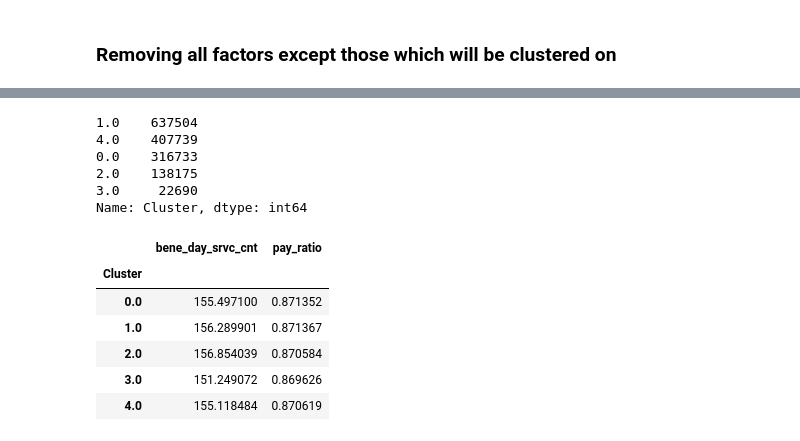
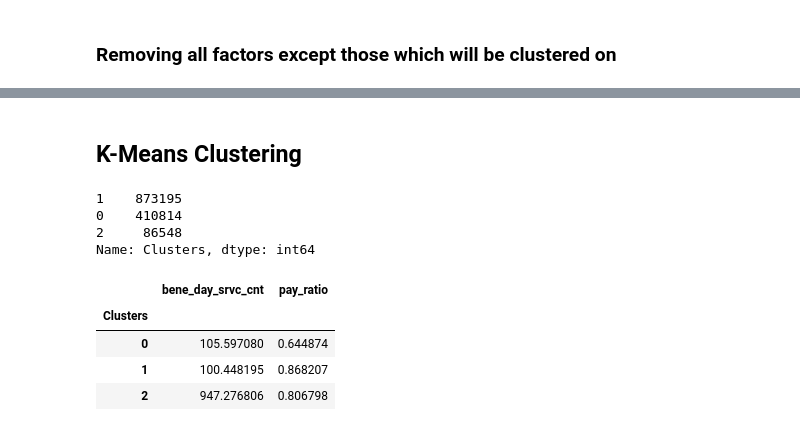
Before and after one commit to cmarshall1999/308Project1, a Jupyter notebook: Project1-EDA.ipynb, the cells around one changed output, grey strips where cells are left out. Cells and saved outputs as stored; diff of their text form; code cells hidden in the pictures.

```diff
--- a/Project1-EDA.ipynb
+++ b/Project1-EDA.ipynb
@@ -430,0 +445,3 @@ df_clust.head()
+# %%
+train = train[['bene_day_srvc_cnt', 'pay_ratio']]
+train.head()
@@ -442,5 +466,5 @@ df_clust.describe()
 | max | 6.057000e+03 | 1.000000e+00 |
 # %%
-scaler = preprocessing.StandardScaler().fit(df_clust)
-dfNorm = scaler.transform(df_clust)
+scaler = preprocessing.StandardScaler().fit(train)
+dfNorm = scaler.transform(train)
 # %%
@@ -485,2 +600,4 @@ plt.plot(range(2,maxClusters),silh)
+# %% [markdown]
+## K-Means Clustering
 # %%
-kmeans = KMeans(n_clusters=5, random_state=0).fit(dfNorm)
+labels = KMeans(n_clusters=3, random_state=0).fit_predict(dfNorm)
@@ -489,19 +604,17 @@ data = pd.concat([df_clust,pd.DataFrame(kmeans.labels_,columns=["Cluster"])],axi
-# %%
-data['Cluster'].value_counts()
-# %% [output]
-1.0    637504
-4.0    407739
-0.0    316733
-2.0    138175
-3.0     22690
-Name: Cluster, dtype: int64
+# %%
+train['Clusters'] = labels
+# %%
+train['Clusters'].value_counts()
+# %% [output]
+1    873195
+0    410814
+2     86548
+Name: Clusters, dtype: int64
 # %%
-data.groupby('Cluster').mean()
+train.groupby('Clusters').mean()
 # %% [output]
 |  | bene_day_srvc_cnt | pay_ratio |
-| Cluster |  |  |
-| 0.0 | 155.497100 | 0.871352 |
-| 1.0 | 156.289901 | 0.871367 |
-| 2.0 | 156.854039 | 0.870584 |
-| 3.0 | 151.249072 | 0.869626 |
-| 4.0 | 155.118484 | 0.870619 |
+| Clusters |  |  |
+| 0 | 105.597080 | 0.644874 |
+| 1 | 100.448195 | 0.868207 |
+| 2 | 947.276806 | 0.806798 |
```
Also changed, not shown: parts of 41 cells of this notebook.
